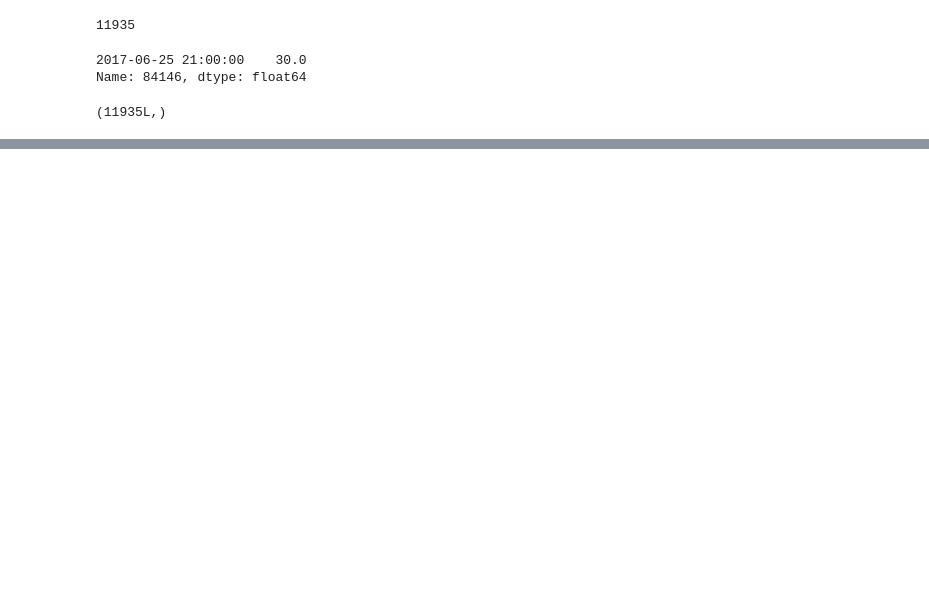
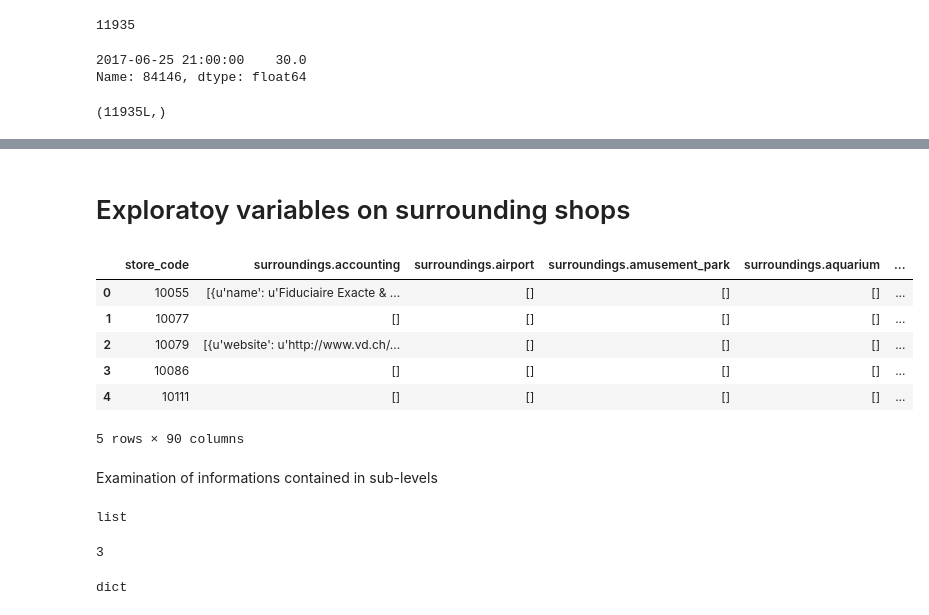
Before and after one commit to enrabre/Sales-forecast, a Jupyter notebook: pmi.ipynb, the cells around one changed output, grey strips where cells are left out. Saved outputs shown, nothing was run; the diff lists cells and outputs as text; code cells hidden in the pictures; blank space fills up the shorter version.

```diff
--- a/pmi.ipynb
+++ b/pmi.ipynb
@@ -810,2 +728,2 @@ iplot([{"x": [1, 2, 3], "y": [3, 1, 6]}])
-# %%
-json = pd.read_json('UseCase_3_Datasets\Surroundings.json')
+# %% [markdown]
+# Exploratoy variables on surrounding shops
@@ -811,0 +732,30 @@ json = pd.read_json('UseCase_3_Datasets\Surroundings.json')
+# %%
+import json
+
+with open('..\UseCase_3_Datasets\Surroundings.json') as json_data:
+    d = json.load(json_data)
+# %%
+surroundings = json_normalize(d)
+surroundings.head()
+# %% [output]
+|  | store_code | surroundings.accounting | surroundings.airport | surroundings.amusement_park | surroundings.aquarium | ... |
+| 0 | 10055 | [{u'name': u'Fiduciaire Exacte & ... | [] | [] | [] | ... |
+| 1 | 10077 | [] | [] | [] | [] | ... |
+| 2 | 10079 | [{u'website': u'http://www.vd.ch/... | [] | [] | [] | ... |
+| 3 | 10086 | [] | [] | [] | [] | ... |
+| 4 | 10111 | [] | [] | [] | [] | ... |
+5 rows × 90 columns
+# %% [markdown]
+Examination of informations contained in sub-levels
+# %%
+type(surroundings['surroundings.accounting'][0])
+# %% [output]
+list
+# %%
+len(surroundings['surroundings.accounting'][0])
+# %% [output]
+3
+# %%
+type(surroundings['surroundings.accounting'][0][0])
+# %% [output]
+dict
```
Also changed, not shown: parts of 47 cells of this notebook.
